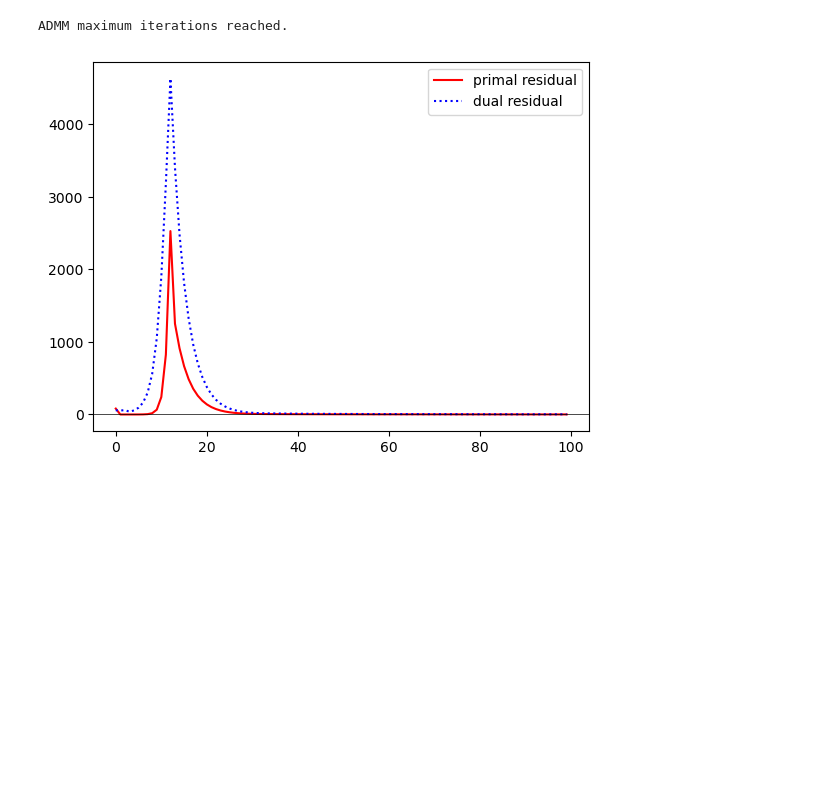
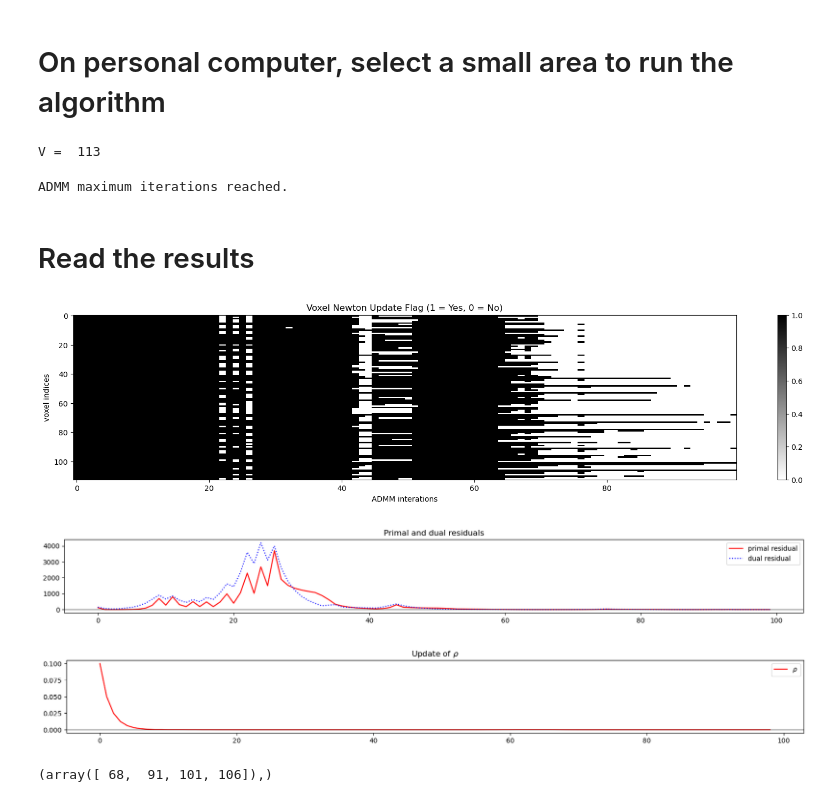
Before and after one commit to xunany/MaxEnt, a Jupyter notebook: Analyzing.ipynb, the cells around one changed output. Drawn from its saved outputs; the diff is of its cells as text; code cells hidden in the pictures; blank space fills up the shorter version.

```diff
--- a/Analyzing.ipynb
+++ b/Analyzing.ipynb
@@ -48,0 +61,3 @@ plt.show()
+# %%
+wm_mask = (FA > 0.25)               # This is the white matter mask
+mask = mask & wm_mask               # intersect the whole brain mask with the white matter mask to get the final mask
@@ -49,22 +69,63 @@ plt.show()
+# %% [markdown]
+# On personal computer, select a small area to run the algorithm
+# %%
+select_mask = np.zeros_like(mask, dtype=bool)       # all False
+select_mask[35:40, 35:40, 25:30] = True             # set region to True
+mask = mask & select_mask
+
+lin2idx = bf.mask_to_lin2idx(mask)
+print("V = ", np.sum(mask))
+# %% [output]
+V =  113
 # %%
-theta1 = np.linspace(0, 3, 50)
-theta2 = np.linspace(0, 40, 50)
+theta1 = np.linspace(0, 3, 100)
+theta2 = np.linspace(0, 30, 100)
 thetas, weights = bf.Cartesian(theta1, theta2)
 R = rr.R_mask(mask, 25, order = 2)
+# R = rr.R_all((3, 3, 3), 25, order = 2)
+# R = sp.csr_matrix(np.zeros((25, 25)))
 # %%
-lambdas, f_hat, history = das.admm( qs, thetas, weights, sub_Sqs, sigma = sigma,
-                                    R_csr = R, f0 = None, normalize = True,
-                                    Lambdas = None, rho = 5e-1, rho_ratio = 3,dynamic_rho = True,
-                                    beta = 0.5, c = 1e-4, tol = 1e-2, epsilon = 1e-8, maxiter = 1,
+lambdas, f_hat, history = das.admm( qs, thetas, weights, Sqs[mask, :], sigma = sigma_va[mask, :].ravel(),
+                                    R_csr = R, f0 = None, normalize = True, Lambdas = None,
+                                    beta = 0.5, c = 1e-4, epsilon = 1e-10, tol = 1e-10, maxiter = 1,
                                     cg_rtol = 1e-10, cg_atol = 1e-50, cg_maxiter = 1000,
+                                    rho = 0.1, rho_ratio = 2, dynamic_rho = True,
                                     admm_tol = 1e-10, admm_maxiter = 100)
 # %% [output]
 ADMM maximum iterations reached.
+# %% [markdown]
+# Read the results
+# %%
+plt.figure(figsize=(20, 4))
+plt.imshow(history[4], cmap='gray_r', aspect='auto', interpolation='none')
+plt.title('Voxel Newton Update Flag (1 = Yes, 0 = No)')
+plt.xlabel('ADMM interations')
+plt.ylabel('voxel indices')
+plt.colorbar()
+plt.show()
+# %% [output]
+[figure, added]
 # %%
+plt.figure(figsize=(20,2))
 plt.plot(history[1][:], '-', color = 'red', label = 'primal residual')
 plt.plot(history[2][:], ':', color = 'blue', label = 'dual residual')
 plt.axhline(y=0, color='black', linestyle='-', linewidth=0.5)
+plt.title('Primal and dual residuals')
 plt.legend()
 plt.show()
 # %% [output]
-[figure, old version]
+[figure, new version]
+# %%
+plt.figure(figsize=(20,2))
+plt.plot(history[3][:], '-', color = 'red', label = r'$\rho$')
+plt.axhline(y=0, color='black', linestyle='-', linewidth=0.5)
+plt.title(r'Update of $\rho$')
+plt.legend()
+plt.show()
+# %% [output]
+[figure, added]
+# %%
+# The voxels still doing Newton updating at the lase ADMM interation
+np.where(history[4][:, -1] >= 1)
+# %% [output]
+(array([ 68,  91, 101, 106]),)
```
Also changed, not shown: parts of 12 cells of this notebook, 12 other files.
